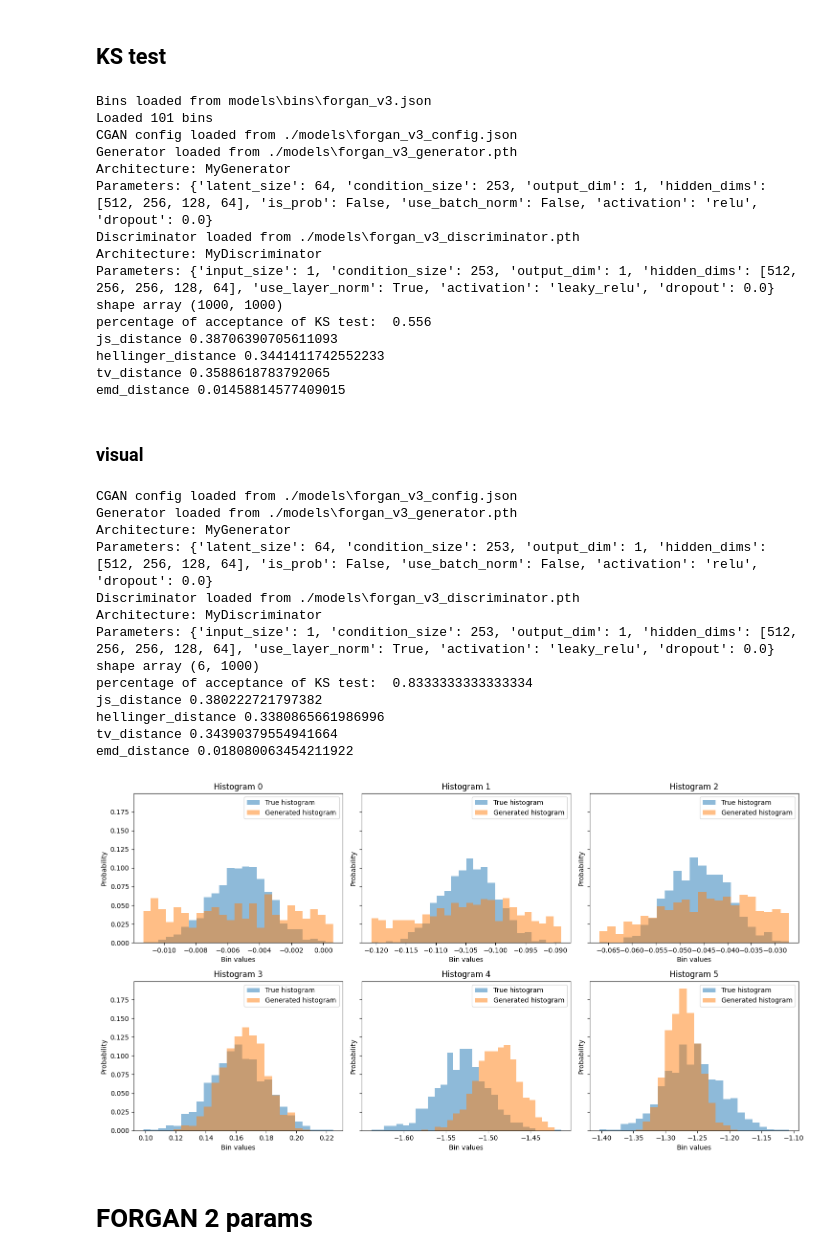
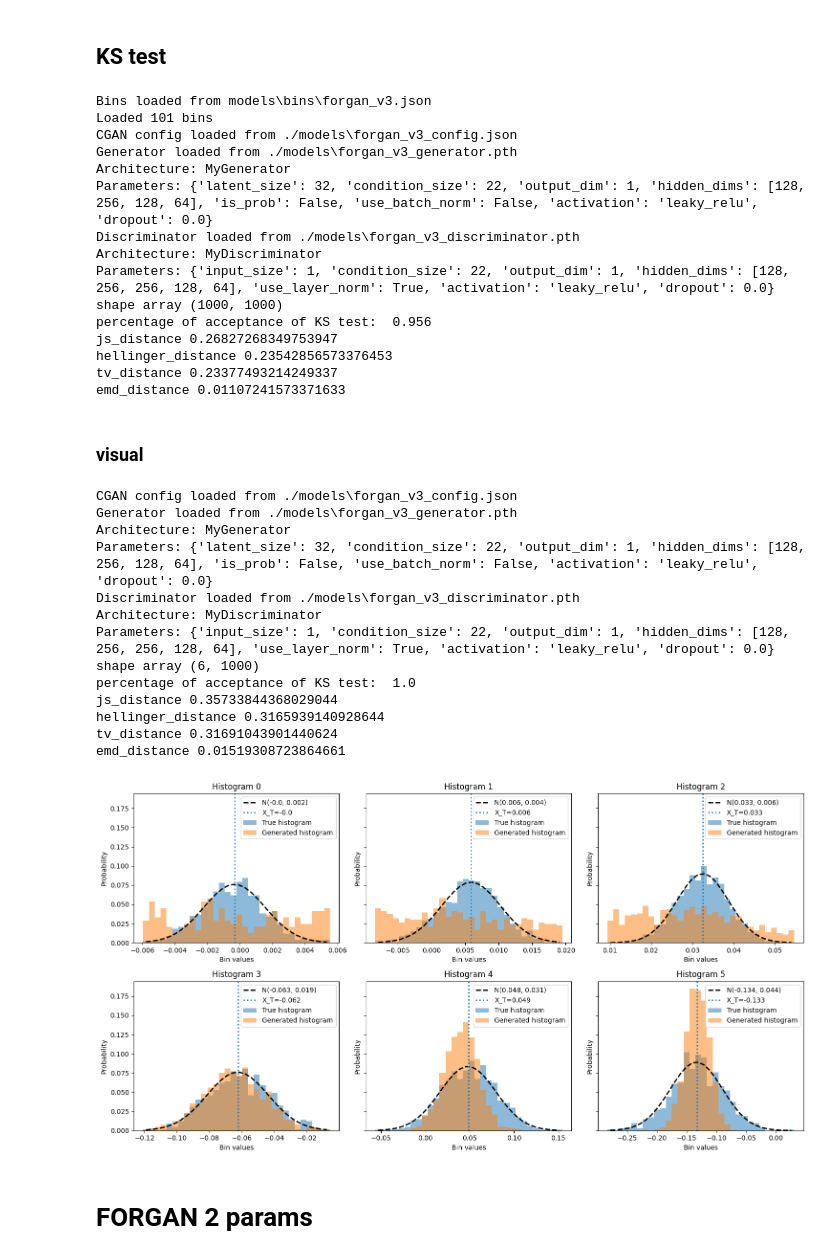
Before and after one commit to matteorofrano/CGAN-for-probability-distribution-generation, a Jupyter notebook: tests.ipynb, the cells around one changed output. Cells and saved outputs as stored; diff of their text form; code cells hidden in the pictures.

```diff
--- a/tests.ipynb
+++ b/tests.ipynb
@@ -859,8 +948,8 @@ error_0          True  (-0.6121983947104437, 1.2905591652713824)
 X0_range = (0.0, 0.0)
 mu_range = (0.0, 0.0)
 sigma_range = (0.05, 0.6)
-T = 1.0        # Time horizon (1 year)
-N = 253        # Number of time steps
+T = round(22/252, 3)        # Time horizon (monthly)
+N = 22        # Number of time steps
 J = 1000       # Number of paths to simulate
 SEED=2
 
@@ -901,16 +990,16 @@ Loaded 101 bins
 CGAN config loaded from ./models\forgan_v3_config.json
 Generator loaded from ./models\forgan_v3_generator.pth
 Architecture: MyGenerator
-Parameters: {'latent_size': 64, 'condition_size': 253, 'output_dim': 1, 'hidden_dims': [512, 256, 128, 64], 'is_prob': False, 'use_batch_norm': False, 'activation': 'relu', 'dropout': 0.0}
+Parameters: {'latent_size': 32, 'condition_size': 22, 'output_dim': 1, 'hidden_dims': [128, 256, 128, 64], 'is_prob': False, 'use_batch_norm': False, 'activation': 'leaky_relu', 'dropout': 0.0}
 Discriminator loaded from ./models\forgan_v3_discriminator.pth
 Architecture: MyDiscriminator
-Parameters: {'input_size': 1, 'condition_size': 253, 'output_dim': 1, 'hidden_dims': [512, 256, 256, 128, 64], 'use_layer_norm': True, 'activation': 'leaky_relu', 'dropout': 0.0}
+Parameters: {'input_size': 1, 'condition_size': 22, 'output_dim': 1, 'hidden_dims': [128, 256, 256, 128, 64], 'use_layer_norm': True, 'activation': 'leaky_relu', 'dropout': 0.0}
 shape array (1000, 1000)
-percentage of acceptance of KS test:  0.556
-js_distance 0.38706390705611093
-hellinger_distance 0.3441411742552233
-tv_distance 0.3588618783792065
-emd_distance 0.01458814577409015
+percentage of acceptance of KS test:  0.956
+js_distance 0.26827268349753947
+hellinger_distance 0.23542856573376453
+tv_distance 0.23377493214249337
+emd_distance 0.01107241573371633
 # %% [markdown]
 ### visual
 # %%
@@ -920,8 +1009,8 @@ emd_distance 0.01458814577409015
 X0_range = [0.0, 0.0, 0.0, 0.0, 0.0, 0.0]
 mu_range = [0.0, 0.0, 0.0, 0.0, 0.0, 0.0]
 sigma_range = [0.03, 0.07, 0.1, 0.3, 0.5, 0.7]
-T = 1.0        # Time horizon (1 year)
-N = 253        # Number of time steps
+T = round(22/252, 3)        # Time horizon (monthly)
+N = 22        # Number of time steps
 J = 6       # Number of paths to simulate
 SEED=2
 
@@ -959,20 +1048,27 @@ for key, metric in stats.items():
 CGAN config loaded from ./models\forgan_v3_config.json
 Generator loaded from ./models\forgan_v3_generator.pth
 Architecture: MyGenerator
-Parameters: {'latent_size': 64, 'condition_size': 253, 'output_dim': 1, 'hidden_dims': [512, 256, 128, 64], 'is_prob': False, 'use_batch_norm': False, 'activation': 'relu', 'dropout': 0.0}
+Parameters: {'latent_size': 32, 'condition_size': 22, 'output_dim': 1, 'hidden_dims': [128, 256, 128, 64], 'is_prob': False, 'use_batch_norm': False, 'activation': 'leaky_relu', 'dropout': 0.0}
 Discriminator loaded from ./models\forgan_v3_discriminator.pth
 Architecture: MyDiscriminator
-Parameters: {'input_size': 1, 'condition_size': 253, 'output_dim': 1, 'hidden_dims': [512, 256, 256, 128, 64], 'use_layer_norm': True, 'activation': 'leaky_relu', 'dropout': 0.0}
+Parameters: {'input_size': 1, 'condition_size': 22, 'output_dim': 1, 'hidden_dims': [128, 256, 256, 128, 64], 'use_layer_norm': True, 'activation': 'leaky_relu', 'dropout': 0.0}
 shape array (6, 1000)
-percentage of acceptance of KS test:  0.8333333333333334
-js_distance 0.380222721797382
-hellinger_distance 0.3380865661986996
-tv_distance 0.34390379554941664
-emd_distance 0.018080063454211922
+percentage of acceptance of KS test:  1.0
+js_distance 0.35733844368029044
+hellinger_distance 0.3165939140928644
+tv_distance 0.31691043901440624
+emd_distance 0.01519308723864661
 # %%
-plot_bin_dist(true_pdfs, generated_pdfs, bins_values=bin_edges_list)
+means = sim.means
+stds = sim.stds
+plot_bin_dist(true_pdfs, generated_pdfs,
+            bins_values=bin_edges_list,
+            X_T=paths[:, -1],
+            stds=stds,
+            means=means,
+            zoom=False)
 # %% [output]
-[figure, old version]
+[figure, new version]
 # %% [markdown]
 # FORGAN 2 params
 # %%
```
Also changed, not shown: parts of 28 cells of this notebook, 20 other files.
